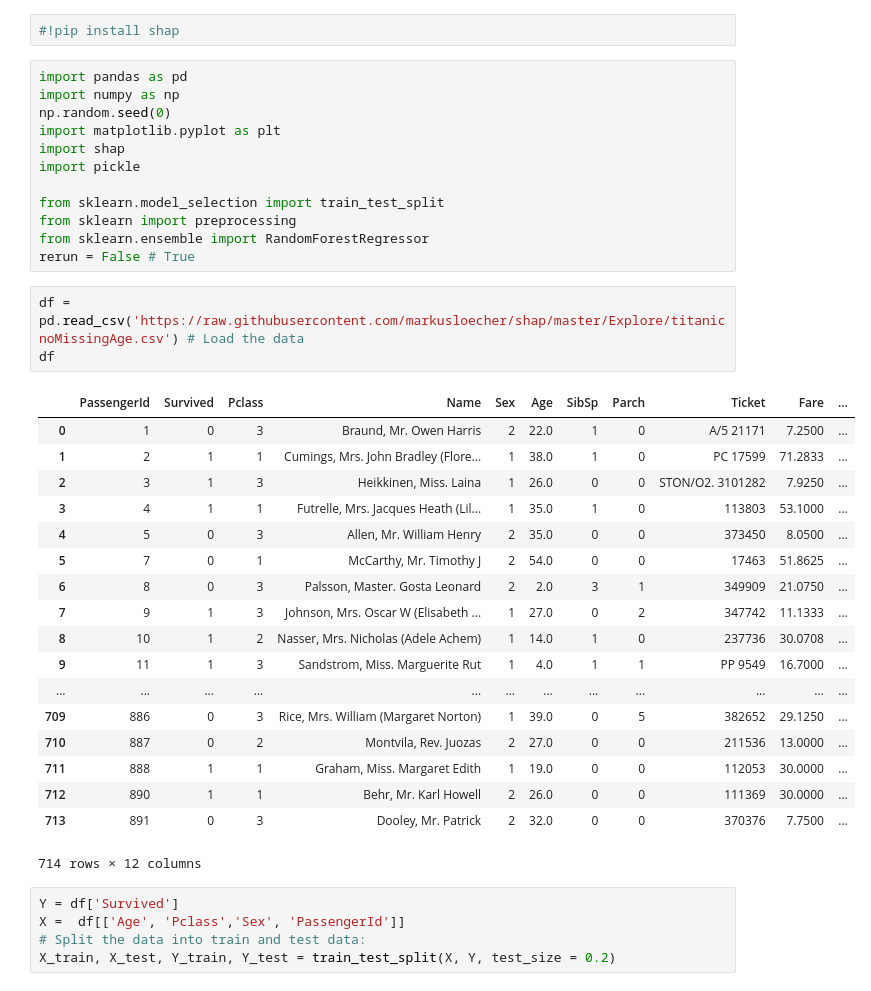
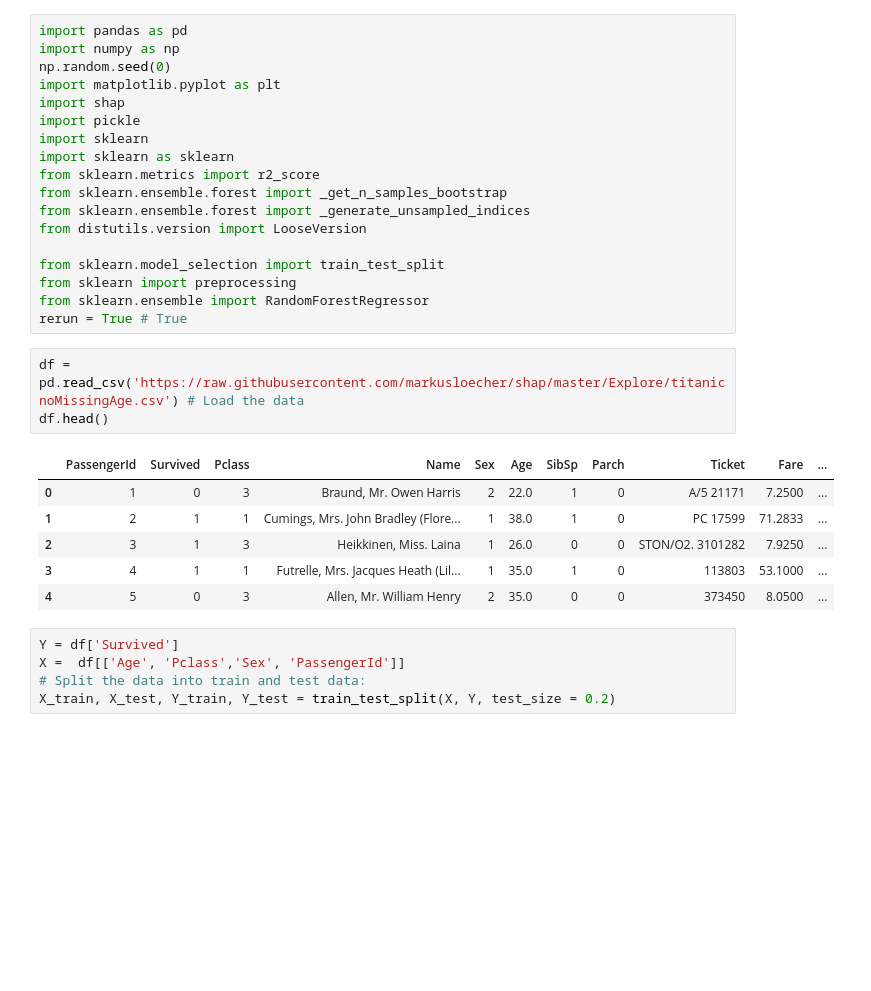
Before and after one commit to markusloecher/explainableAI_varImpact, a Jupyter notebook: python/SHAPoob.ipynb, the cells around one changed output. Cells and saved outputs as stored; diff of their text form; blank space fills up the shorter version.

Commit message:
update for checking python versions

```diff
--- a/python/SHAPoob.ipynb
+++ b/python/SHAPoob.ipynb
@@ -1,5 +1,3 @@
-# %%
-#!pip install shap
 # %%
 import pandas as pd
 import numpy as np
@@ -7,33 +5,27 @@ np.random.seed(0)
 import matplotlib.pyplot as plt
 import shap
 import pickle
+import sklearn
+import sklearn as sklearn
+from sklearn.metrics import r2_score
+from sklearn.ensemble.forest import _get_n_samples_bootstrap
+from sklearn.ensemble.forest import _generate_unsampled_indices
+from distutils.version import LooseVersion
 
 from sklearn.model_selection import train_test_split
 from sklearn import preprocessing
 from sklearn.ensemble import RandomForestRegressor
-rerun = False # True
+rerun = True # True
 # %%
 df = pd.read_csv('https://raw.githubusercontent.com/markusloecher/shap/master/Explore/titanicnoMissingAge.csv') # Load the data
-df
+df.head()
 # %% [output]
 |  | PassengerId | Survived | Pclass | Name | Sex | Age | SibSp | Parch | Ticket | Fare | ... |
 | 0 | 1 | 0 | 3 | Braund, Mr. Owen Harris | 2 | 22.0 | 1 | 0 | A/5 21171 | 7.2500 | ... |
 | 1 | 2 | 1 | 1 | Cumings, Mrs. John Bradley (Flore... | 1 | 38.0 | 1 | 0 | PC 17599 | 71.2833 | ... |
 | 2 | 3 | 1 | 3 | Heikkinen, Miss. Laina | 1 | 26.0 | 0 | 0 | STON/O2. 3101282 | 7.9250 | ... |
 | 3 | 4 | 1 | 1 | Futrelle, Mrs. Jacques Heath (Lil... | 1 | 35.0 | 1 | 0 | 113803 | 53.1000 | ... |
 | 4 | 5 | 0 | 3 | Allen, Mr. William Henry | 2 | 35.0 | 0 | 0 | 373450 | 8.0500 | ... |
-| 5 | 7 | 0 | 1 | McCarthy, Mr. Timothy J | 2 | 54.0 | 0 | 0 | 17463 | 51.8625 | ... |
-| 6 | 8 | 0 | 3 | Palsson, Master. Gosta Leonard | 2 | 2.0 | 3 | 1 | 349909 | 21.0750 | ... |
-| 7 | 9 | 1 | 3 | Johnson, Mrs. Oscar W (Elisabeth ... | 1 | 27.0 | 0 | 2 | 347742 | 11.1333 | ... |
-| 8 | 10 | 1 | 2 | Nasser, Mrs. Nicholas (Adele Achem) | 1 | 14.0 | 1 | 0 | 237736 | 30.0708 | ... |
-| 9 | 11 | 1 | 3 | Sandstrom, Miss. Marguerite Rut | 1 | 4.0 | 1 | 1 | PP 9549 | 16.7000 | ... |
-| ... | ... | ... | ... | ... | ... | ... | ... | ... | ... | ... | ... |
-| 709 | 886 | 0 | 3 | Rice, Mrs. William (Margaret Norton) | 1 | 39.0 | 0 | 5 | 382652 | 29.1250 | ... |
-| 710 | 887 | 0 | 2 | Montvila, Rev. Juozas | 2 | 27.0 | 0 | 0 | 211536 | 13.0000 | ... |
-| 711 | 888 | 1 | 1 | Graham, Miss. Margaret Edith | 1 | 19.0 | 0 | 0 | 112053 | 30.0000 | ... |
-| 712 | 890 | 1 | 1 | Behr, Mr. Karl Howell | 2 | 26.0 | 0 | 0 | 111369 | 30.0000 | ... |
-| 713 | 891 | 0 | 3 | Dooley, Mr. Patrick | 2 | 32.0 | 0 | 0 | 370376 | 7.7500 | ... |
-714 rows × 12 columns
 # %%
 Y = df['Survived']
 X =  df[['Age', 'Pclass','Sex', 'PassengerId']]
```
Also changed, not shown: parts of 4 cells of this notebook.
